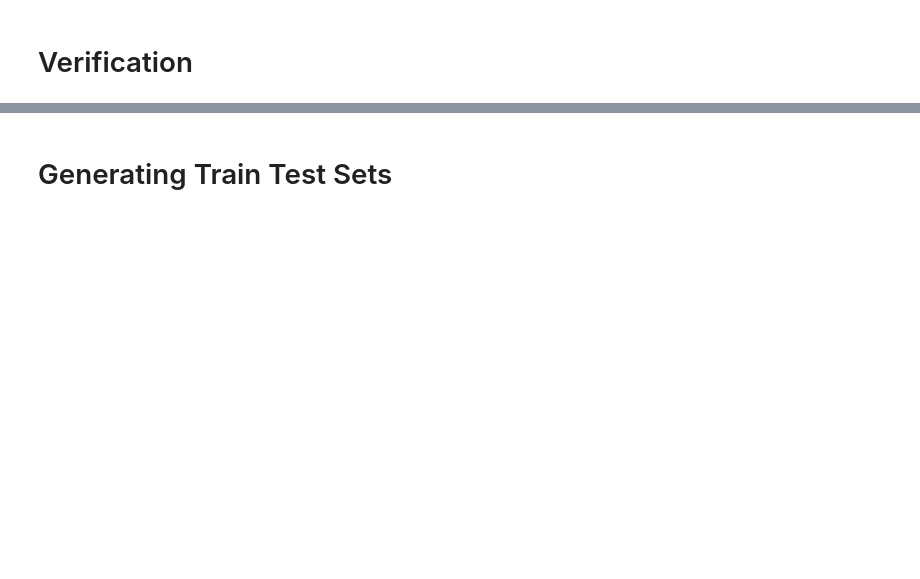
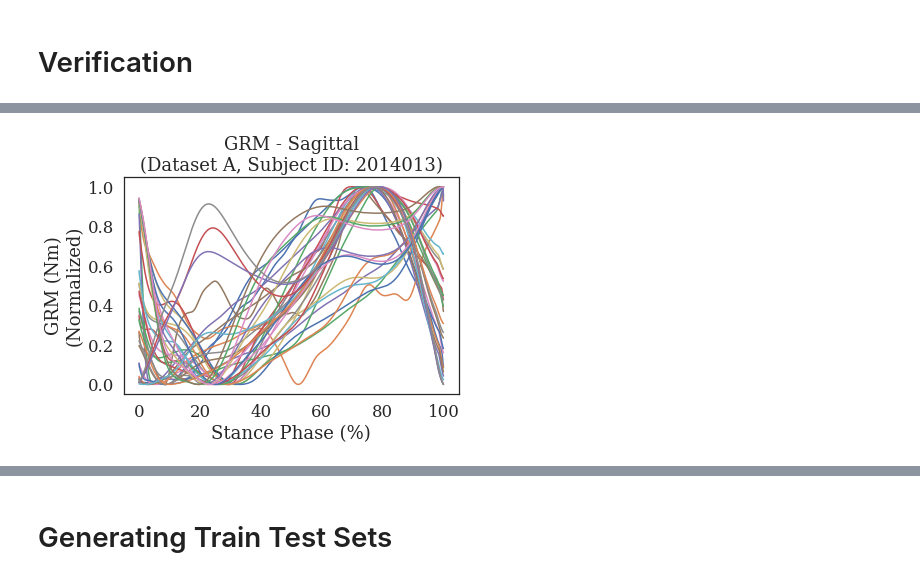
Before and after one commit to atick-faisal/GRF-Synthesis-from-Motion-Trajectories, a Jupyter notebook: src/preprocessing/process_dataset_1_alt.ipynb, the cells around one changed output, grey strips where cells are left out. Drawn from its saved outputs; the diff is of its cells as text; code cells hidden in the pictures; blank space fills up the shorter version.

```diff
--- a/src/preprocessing/process_dataset_1_alt.ipynb
+++ b/src/preprocessing/process_dataset_1_alt.ipynb
@@ -4,6 +4,7 @@ import gc
 import h5py
 import numpy as np
 import pandas as pd
+import seaborn as sns
 import matplotlib.pyplot as plt
 from ezc3d import c3d
 from scipy.signal import resample
@@ -11,6 +12,10 @@ from scipy.io import loadmat, savemat
 from joblib import load, dump
 from tqdm import tqdm
 from scipy.signal import butter, lfilter, medfilt
+
+sns.set(font_scale=1.5)
+# sns.color_palette("hls", 64)
+sns.set_style("white", {'font.family':'serif', 'font.serif':'Times New Roman'})
 # %% [markdown]
 # Constants
 # %%
@@ -261,7 +266,7 @@ records = []
 n_samples = 0
 n_bad_samples = 0
 
-subjects = subjects[40:]
+subjects = subjects[11:]
 
 for subject in tqdm(subjects):
     #     print(subject)
@@ -623,6 +628,8 @@ for subject in tqdm(subjects):
             n_bad_samples = n_bad_samples + 1
             pass
 
+    break
+
 
 print("Number of good samples: ", n_samples)
 print("Number of bad samples: ", n_bad_samples)
@@ -683 +692,12 @@ for i in range(y.shape[0]):
+# %%
+mx = target['mx'].to_numpy().reshape(-1, N_SAMPLES)
+for i in range(mx.shape[0]):
+    plt.plot(x, mx[i, :])
+
+plt.title("GRM - Sagittal\n(Dataset A, Subject ID: 2014013)")
+plt.xlabel("Stance Phase (%)")
+plt.ylabel("GRM (Nm)\n(Normalized)")
+plt.savefig("../../Figures/dbase1_mx_subject_2014013.svg")
+# %% [output]
+[figure, added]
 # %%
```
Also changed, not shown: parts of 17 cells of this notebook, 4 other files.
